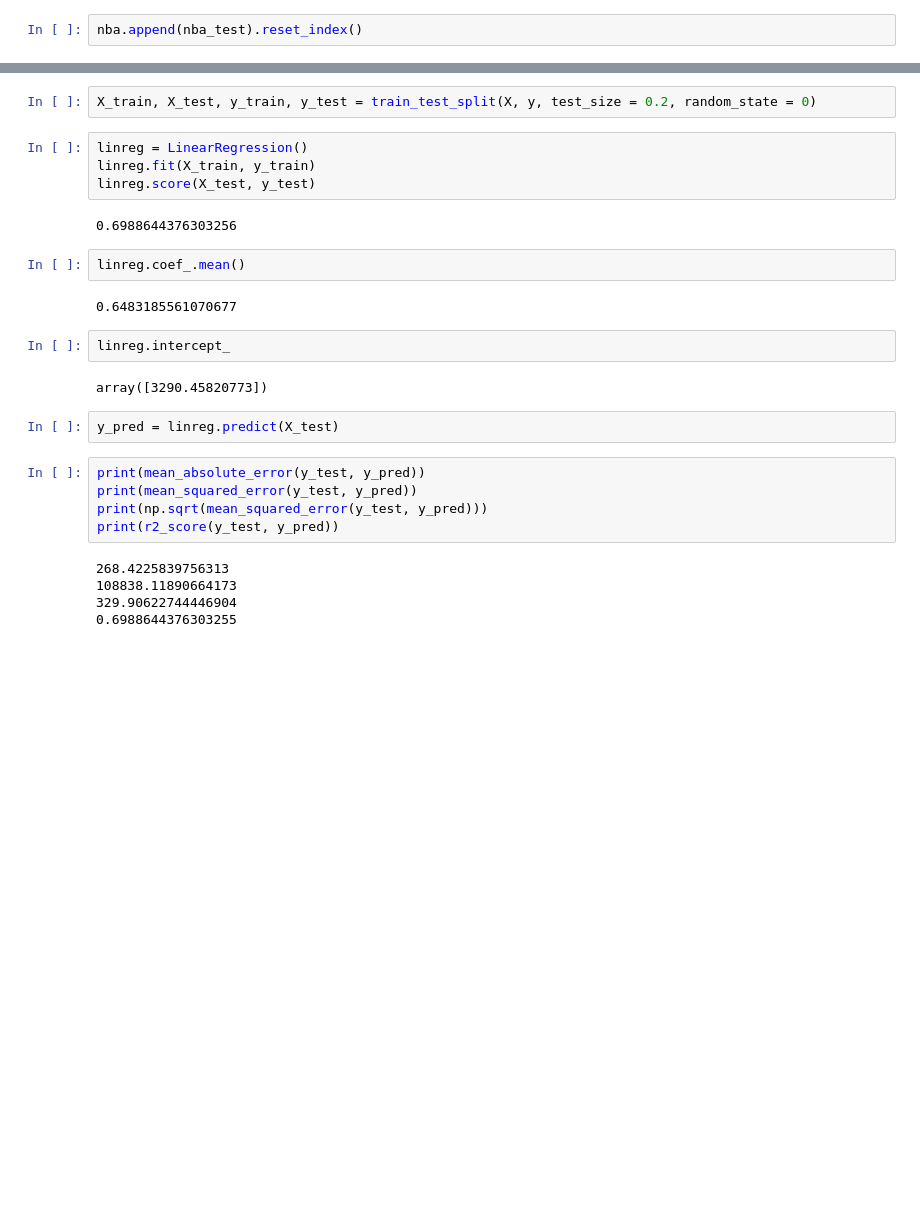
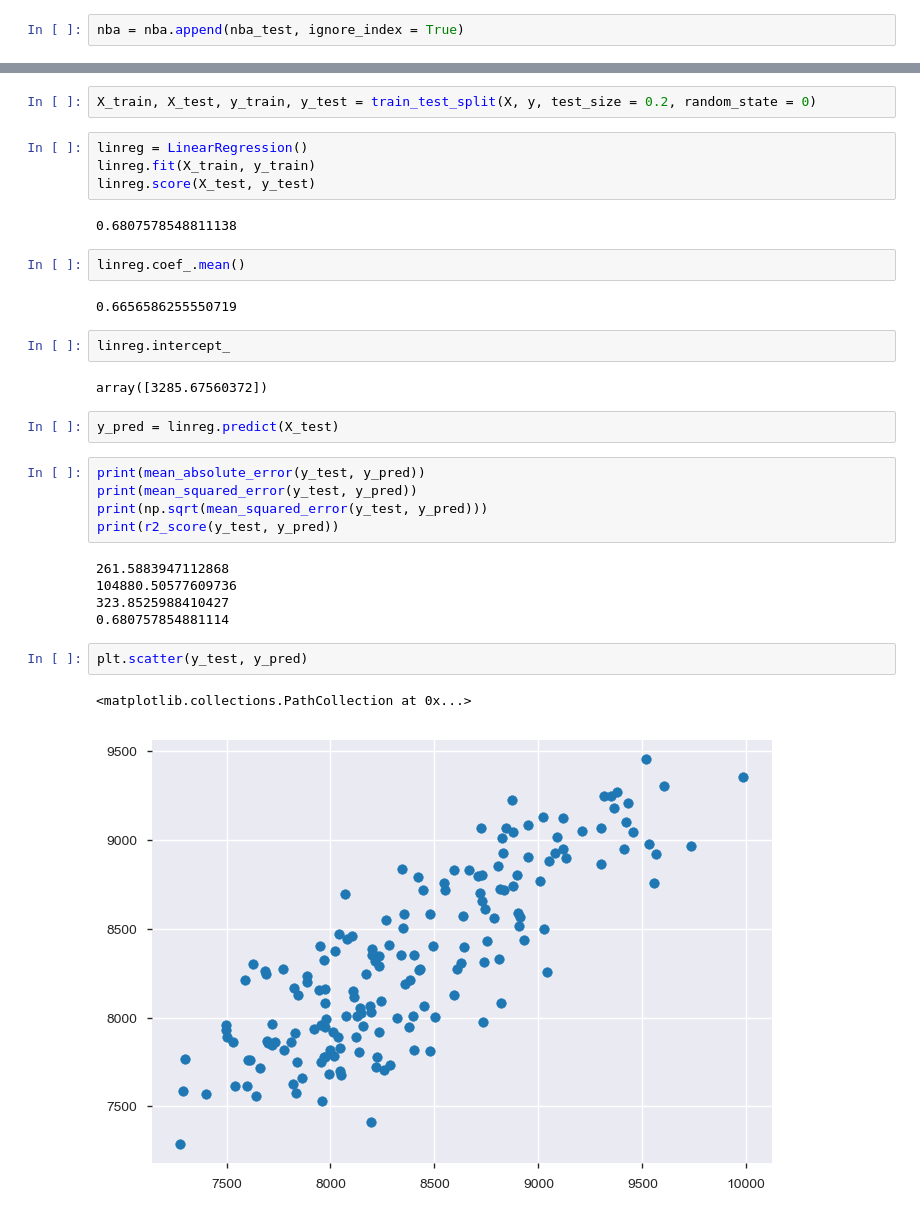
Before and after one commit to atheesh1998/Analytics-Edge, a Jupyter notebook: 2. Linear Regression/3. Money (Basket) Ball.ipynb, the cells around one changed output, grey strips where cells are left out. Drawn from its saved outputs; the diff is of its cells as text; blank space fills up the shorter version.

Commit message:
scatterplot of y_test & y_pred

```diff
--- a/2. Linear Regression/3. Money (Basket) Ball.ipynb
+++ b/2. Linear Regression/3. Money (Basket) Ball.ipynb
@@ -192,5 +200,5 @@ nba_test.head()
 # %%
-nba.append(nba_test).reset_index()
+nba = nba.append(nba_test, ignore_index = True)
 # %% [output]
 of pandas will change to not sort by default.
 
@@ -237,15 +231,15 @@ linreg = LinearRegression()
 linreg.fit(X_train, y_train)
 linreg.score(X_test, y_test)
 # %% [output]
-0.6988644376303256
+0.6807578548811138
 # %%
 linreg.coef_.mean()
 # %% [output]
-0.6483185561070677
+0.6656586255550719
 # %%
 linreg.intercept_
 # %% [output]
-array([3290.45820773])
+array([3285.67560372])
 # %%
 y_pred = linreg.predict(X_test)
 # %%
@@ -254,7 +248,12 @@ print(mean_squared_error(y_test, y_pred))
 print(np.sqrt(mean_squared_error(y_test, y_pred)))
 print(r2_score(y_test, y_pred))
 # %% [output]
-268.4225839756313
-108838.11890664173
-329.90622744446904
-0.6988644376303255
+261.5883947112868
+104880.50577609736
+323.8525988410427
+0.680757854881114
+# %%
+plt.scatter(y_test, y_pred)
+# %% [output]
+<matplotlib.collections.PathCollection at 0x...>
+[figure, added]
```
Also changed, not shown: parts of 8 cells of this notebook.
